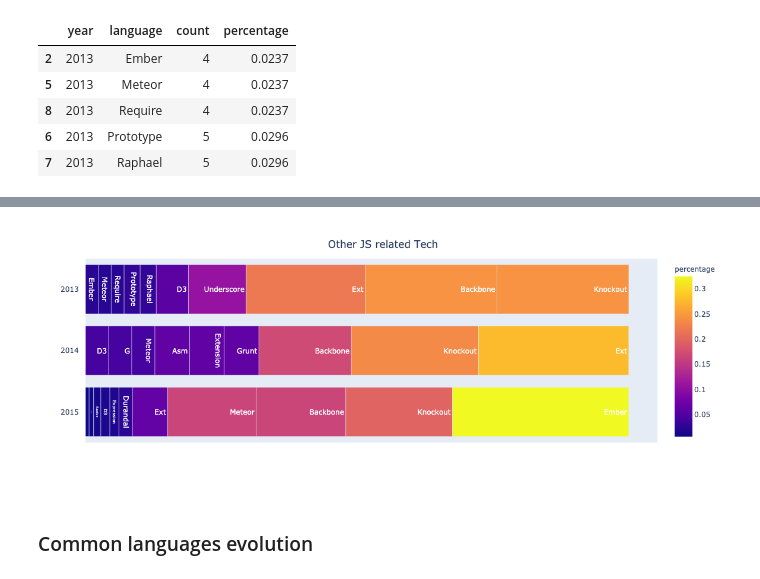
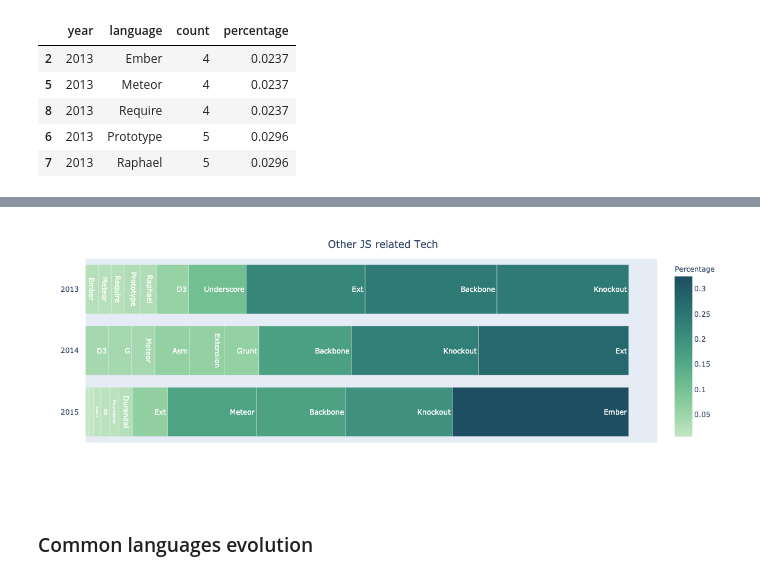
Before and after one commit to IsmaelMasharo/stack-overflow-survey-analysis, a Jupyter notebook: survey_etl.ipynb, the cells around one changed output, grey strips where cells are left out. Drawn from its saved outputs; the diff is of its cells as text; code cells hidden in the pictures.

Commit message:
improve chart text and bacground colors

```diff
--- a/survey_etl.ipynb
+++ b/survey_etl.ipynb
@@ -92,3 +90,6 @@ from tech_labeling import tech_labeling
+# %%
+from tech_labeling import tech_labeling
+df_explode['tech_type'] = df_explode.programming_languages.map(lambda x: tech_labeling.get(x, ''))
 # %% [markdown]
 ### JS related technology
 # %%
@@ -197,42 +200,58 @@ fig.show()
 [figure]
 # %%
 fig = px.bar(
-    js_langs_year, x="percentage", y
-    ="year",
+    js_langs_year, x="percentage",
+    y="year",
     text='language',
     color='percentage',
+    #https://plotly.com/python/builtin-colorscales/
+    color_continuous_scale= 'Blugrn', #'Redor',
     barmode='stack',
     hover_name='language',
     hover_data={
         'year': False,
         'language': False,
         'count': True,
         'percentage':':.2%',
-    }
+    },
+    # This does change the colorbar title as a consecuence
+    labels={'percentage':'Percentage'}
 )
 
 fig.update_layout(
     showlegend=False,
     xaxis={'visible': False},
     yaxis={
         'title': '',
         'ticks': "outside",
         'tickcolor': 'white',
         'ticklen': 8,
         'type': 'category',
         'categoryorder':'category descending'
     },
     title={
         'text': "Other JS related Tech",
         'x':0.5,
         'xanchor': 'center',
         'yanchor': 'top'
     },
 )
 
+#NB: Bug - None of the bellow change the colorbar title when fig comes from plotly express
+# fig.update_traces(
+#     marker={
+#         'colorbar': {
+# #             'title': {
+# #                 "text": "Percentage"
+# #             },
+# #             'title': 'Percentage'
+#         }
+#     }
+# )
+
 fig.show()
 # %% [output]
-[figure, old version]
+[figure, new version]
 # %% [markdown]
 ### Common languages evolution
 # %%
```
Also changed, not shown: parts of 6 cells of this notebook, 1 other file.
